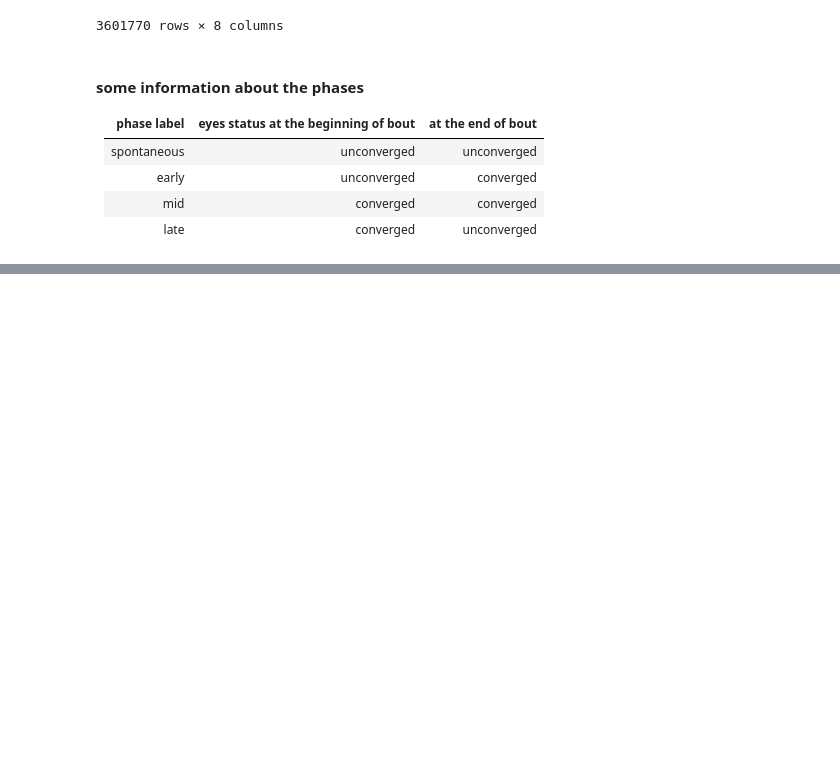
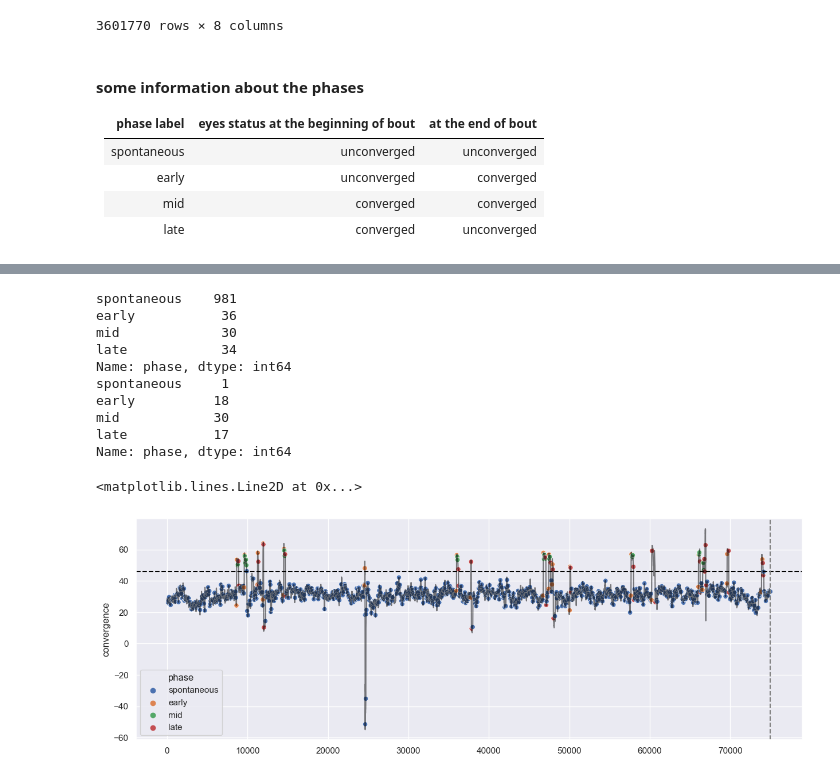
Before and after one commit to myngaf/behavior_analysis_tracking, a Jupyter notebook: test_eye_analysis.ipynb, the cells around one changed output, grey strips where cells are left out. Saved outputs shown, nothing was run; the diff lists cells and outputs as text; code cells hidden in the pictures; blank space fills up the shorter version.

```diff
--- a/test_eye_analysis.ipynb
+++ b/test_eye_analysis.ipynb
@@ -560,0 +557,31 @@ plt.axvline(x=250*150*2, linestyle='--', c='gray') # rough timepoint of when par
+# %%
+# plot eye convergence over time in a session
+# vertical gray dash line is roughly when the paramecia is added (5 min after recording started)
+# horizontal black dash line is the convergence threshold for that fish
+
+# ID = '2025061208' # change ID number here
+
+sub_df = labelled_angle[labelled_angle['ID'] == ID].reset_index()
+sub_df = sub_df[:75000]
+
+mask = sub_df['convergence'] > convergence_scores[convergence_scores['ID'] == ID].threshold.squeeze()
+print(sub_df['phase'].value_counts(dropna=False)[['spontaneous','early','mid','late']])
+print(sub_df[mask].phase.value_counts(dropna=False)[['spontaneous','early','mid','late']])
+
+sns.lineplot(data=sub_df, x=sub_df.index, y="convergence", alpha=0.5, c="black") # the whole trace across time
+sns.scatterplot(data=sub_df, x=sub_df.index, y="convergence", hue='phase', legend="auto", hue_order=['spontaneous', 'early', 'mid', 'late']) # which phase
+plt.axhline(y=convergence_scores[convergence_scores['ID'] == ID].threshold.squeeze(), linestyle='--', c='black')
+plt.axvline(x=250*150*2, linestyle='--', c='gray') # rough timepoint of when paramecia were introduced
+# %% [output]
+spontaneous    981
+early           36
+mid             30
+late            34
+Name: phase, dtype: int64
+spontaneous     1
+early          18
+mid            30
+late           17
+Name: phase, dtype: int64
+<matplotlib.lines.Line2D at 0x...>
+[figure, added]
```
Also changed, not shown: parts of 8 cells of this notebook.
